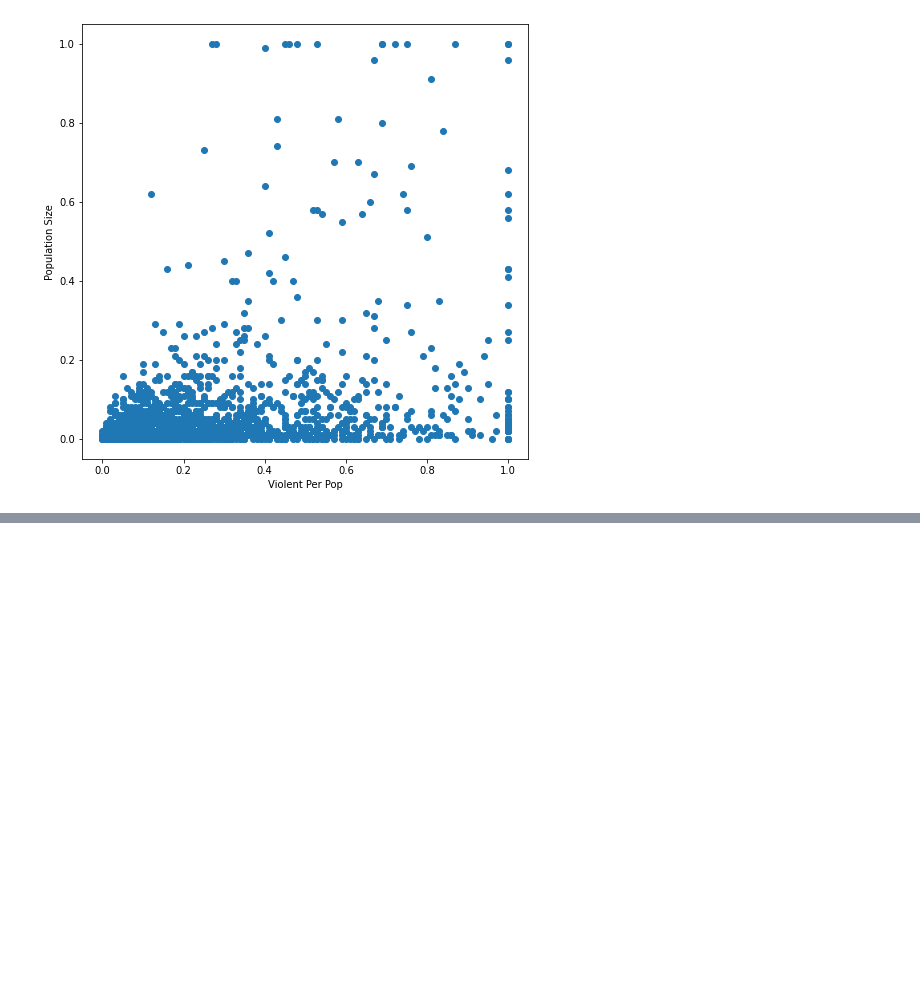
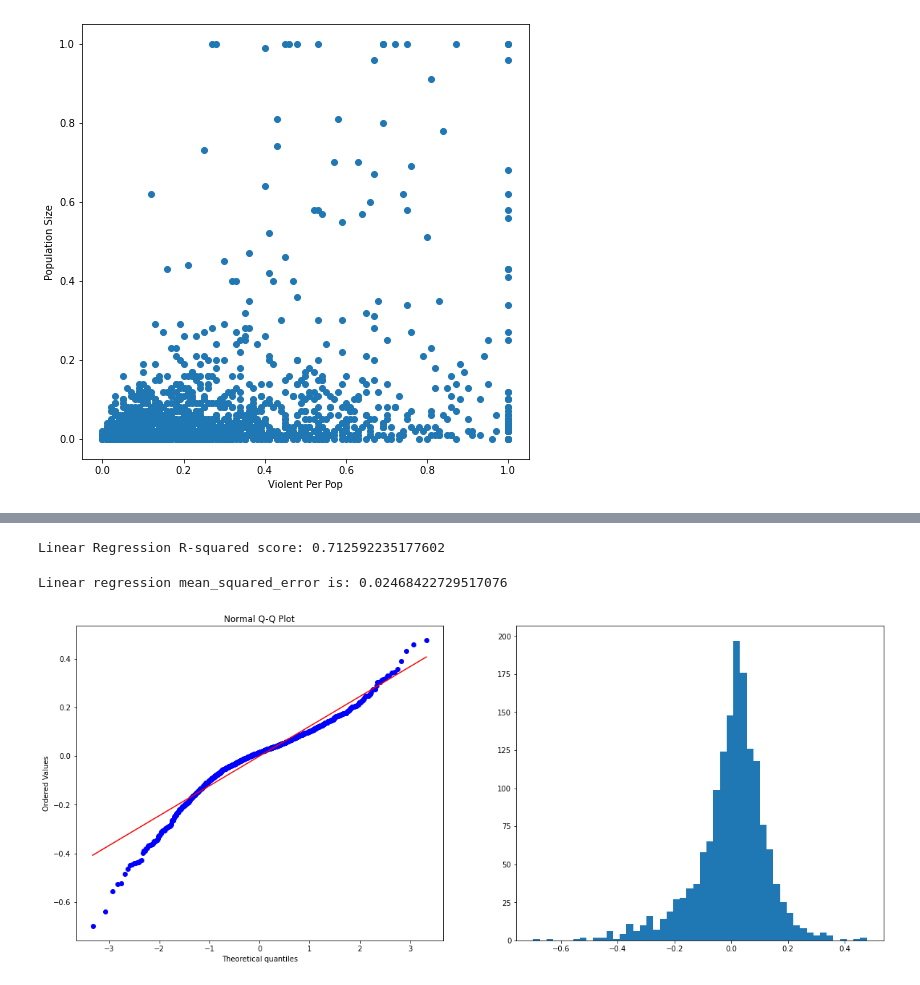
Before and after one commit to ngphl/CrimePredictor, a Jupyter notebook: crimePred.ipynb, the cells around one changed output, grey strips where cells are left out. Drawn from its saved outputs; the diff is of its cells as text; code cells hidden in the pictures; blank space fills up the shorter version.

Commit message:
linear, ridge, lasso model built

```diff
--- a/crimePred.ipynb
+++ b/crimePred.ipynb
@@ -105,0 +108,6 @@ Text(0, 0.5, 'Population Size')
+# %%
+X = df3.drop(' ViolentCrimesPerPop ',axis = 1)
+y = df3[' ViolentCrimesPerPop ']
+# %%
+X_train, X_test, y_train, y_test = train_test_split(
+    X, y, test_size=0.2, train_size=0.8, random_state=1)
@@ -105,0 +138,6 @@ Text(0, 0.5, 'Population Size')
+# %%
+model = LinearRegression().fit(X=X_train,y=y_train)
+# %%
+print("Linear Regression R-squared score:",model.score(X=X_train,y=y_train))
+# %% [output]
+Linear Regression R-squared score: 0.712592235177602
@@ -105,0 +146,20 @@ Text(0, 0.5, 'Population Size')
+# %%
+y_pred = model.predict(X_test)
+rmse = mean_squared_error(y_test, y_pred)
+print("Linear regression mean_squared_error is:",rmse)
+# %% [output]
+Linear regression mean_squared_error is: 0.02468422729517076
+# %%
+import scipy.stats as stats
+def plot_residual(X,Y,model):
+    residuals = model.predict(X) - Y
+    fig = plt.figure(figsize=[20, 8])
+    ax = fig.add_subplot(1, 2, 1)
+    stats.probplot(residuals, dist="norm", plot=ax)
+    ax.set_title("Normal Q-Q Plot")
+    ax = fig.add_subplot(1, 2, 2)
+    ax.hist(residuals, bins = 50)
+
+plot_residual(X_train,y_train,model)
+# %% [output]
+[figure, added]
```
Also changed, not shown: parts of 21 cells of this notebook.
